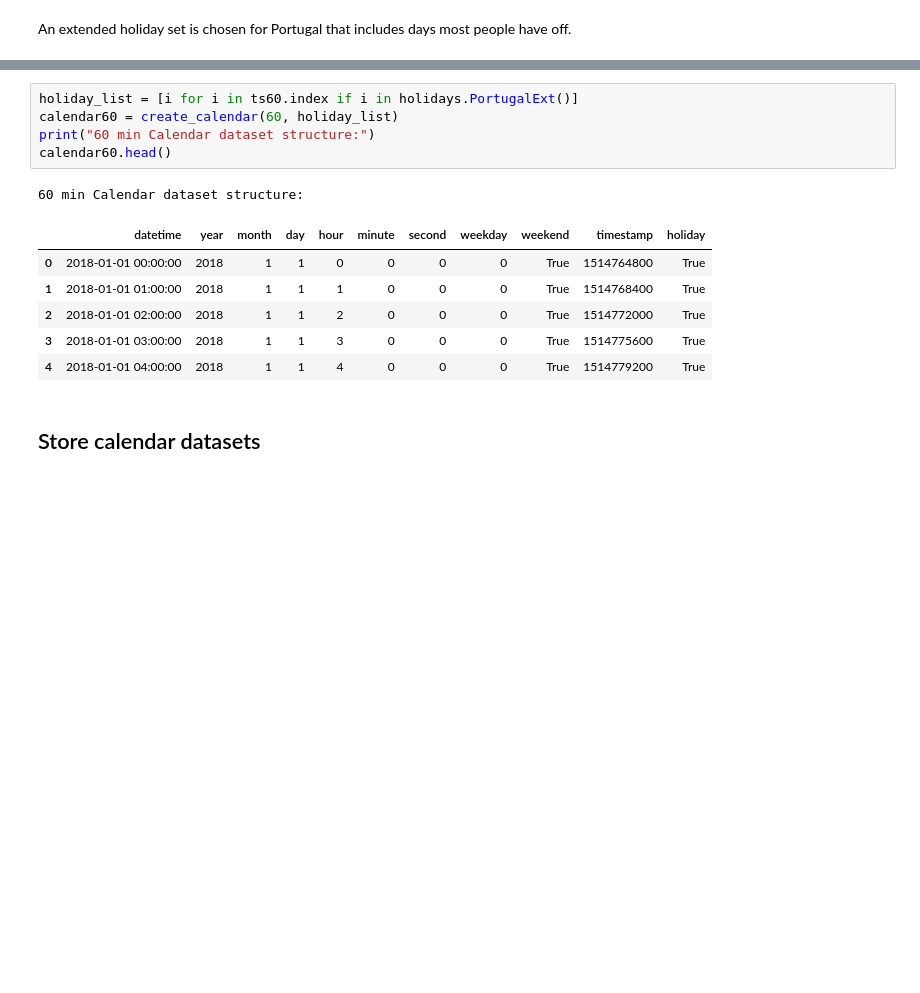
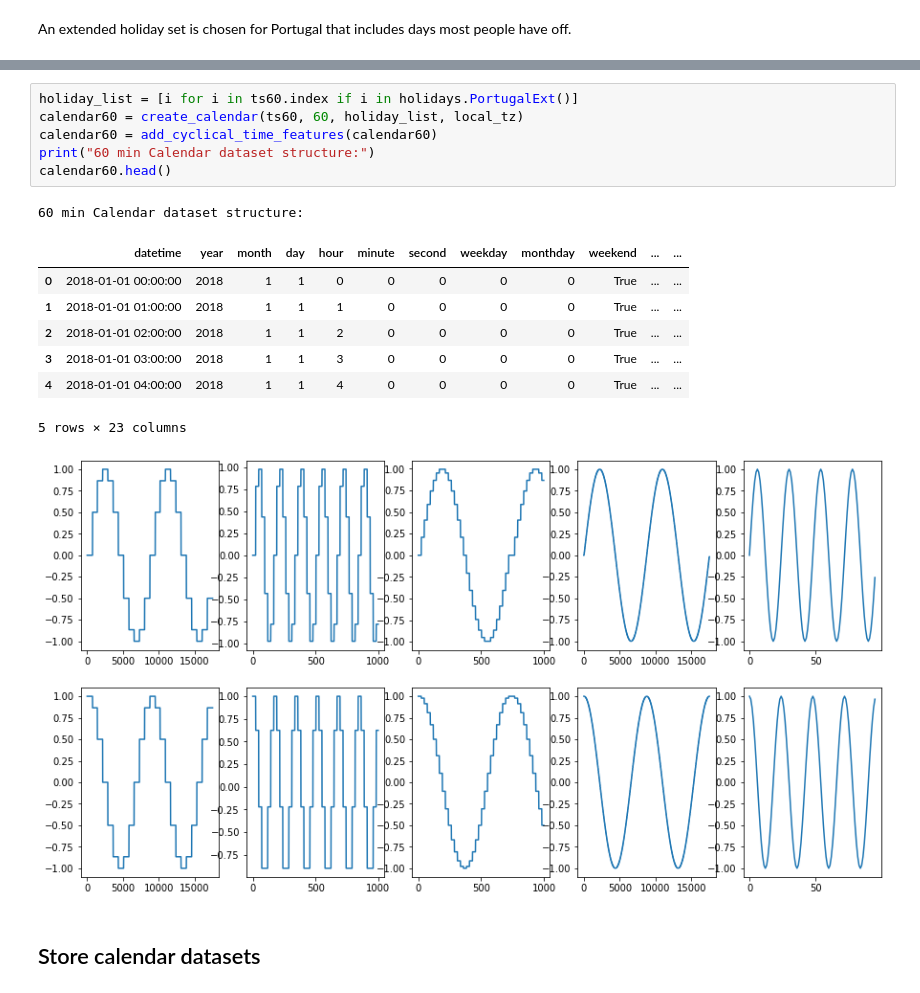
Before and after one commit to I-NERGY/DeepTSF, a Jupyter notebook: rdn/etl.ipynb, the cells around one changed output, grey strips where cells are left out. Saved outputs shown, nothing was run; the diff lists cells and outputs as text; blank space fills up the shorter version.

```diff
--- a/rdn/etl.ipynb
+++ b/rdn/etl.ipynb
@@ -131,16 +92,19 @@ calendar15.head()
 # %%
 holiday_list = [i for i in ts60.index if i in holidays.PortugalExt()]
-calendar60 = create_calendar(60, holiday_list)
+calendar60 = create_calendar(ts60, 60, holiday_list, local_tz)
+calendar60 = add_cyclical_time_features(calendar60)
 print("60 min Calendar dataset structure:")
 calendar60.head()
 # %% [output]
 60 min Calendar dataset structure:
-|  | datetime | year | month | day | hour | minute | second | weekday | weekend | timestamp | holiday |
-| 0 | 2018-01-01 00:00:00 | 2018 | 1 | 1 | 0 | 0 | 0 | 0 | True | 1514764800 | True |
-| 1 | 2018-01-01 01:00:00 | 2018 | 1 | 1 | 1 | 0 | 0 | 0 | True | 1514768400 | True |
-| 2 | 2018-01-01 02:00:00 | 2018 | 1 | 1 | 2 | 0 | 0 | 0 | True | 1514772000 | True |
-| 3 | 2018-01-01 03:00:00 | 2018 | 1 | 1 | 3 | 0 | 0 | 0 | True | 1514775600 | True |
-| 4 | 2018-01-01 04:00:00 | 2018 | 1 | 1 | 4 | 0 | 0 | 0 | True | 1514779200 | True |
+|  | datetime | year | month | day | hour | minute | second | weekday | monthday | weekend | ... | ... |
+| 0 | 2018-01-01 00:00:00 | 2018 | 1 | 1 | 0 | 0 | 0 | 0 | 0 | True | ... | ... |
+| 1 | 2018-01-01 01:00:00 | 2018 | 1 | 1 | 1 | 0 | 0 | 0 | 0 | True | ... | ... |
+| 2 | 2018-01-01 02:00:00 | 2018 | 1 | 1 | 2 | 0 | 0 | 0 | 0 | True | ... | ... |
+| 3 | 2018-01-01 03:00:00 | 2018 | 1 | 1 | 3 | 0 | 0 | 0 | 0 | True | ... | ... |
+| 4 | 2018-01-01 04:00:00 | 2018 | 1 | 1 | 4 | 0 | 0 | 0 | 0 | True | ... | ... |
+5 rows × 23 columns
+[figure, added]
 # %% [markdown]
 ## Store calendar datasets
 # %%
```
Also changed, not shown: parts of 7 cells of this notebook, 15 other files.
